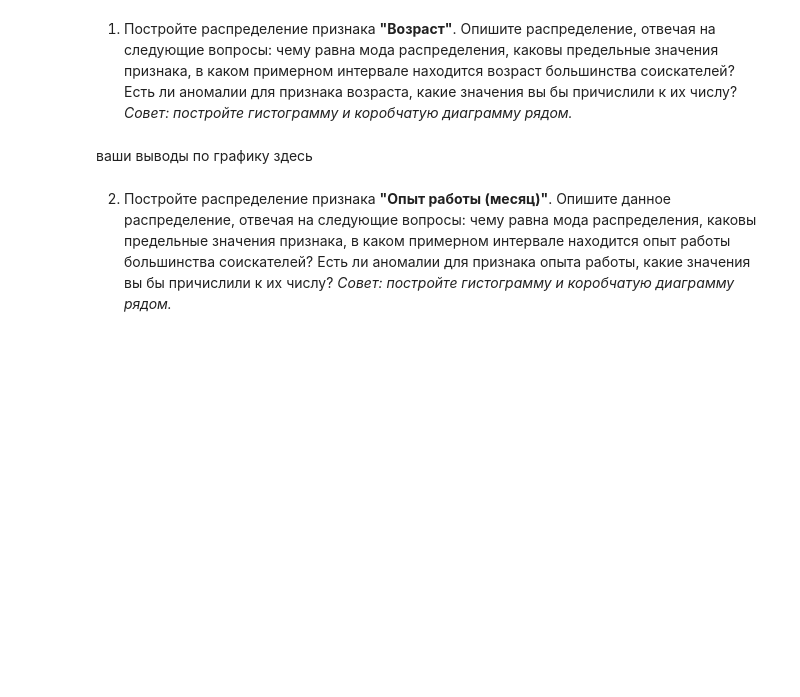
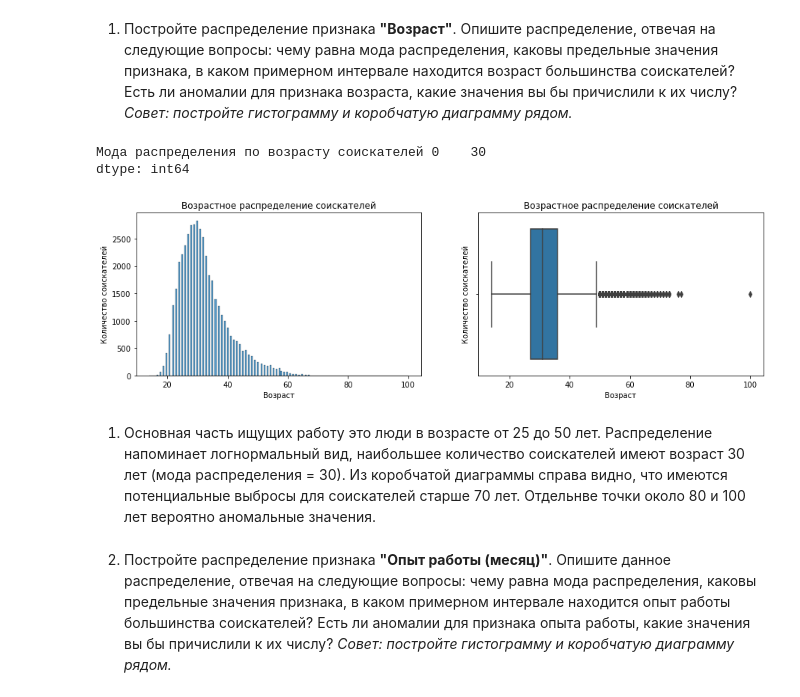
Before and after one commit to Motoborg/Project_1, a Jupyter notebook: ДДВ_Project 1.ipynb, the cells around one changed output. Saved outputs shown, nothing was run; the diff lists cells and outputs as text; code cells hidden in the pictures; blank space fills up the shorter version.

```diff
--- a/ДДВ_Project 1.ipynb
+++ b/ДДВ_Project 1.ipynb
@@ -269,4 +371,29 @@ database_hh = database_hh.drop("Опыт работы", axis = 1)
 3. Присоединить к таблице с резюме таблицу с курсами по столбцам с датой и названием валюты (подумайте, какой тип объединения надо выбрать, чтобы в таблице с резюме сохранились данные о заработной плате, изначально представленной в рублях). Значение close для рубля заполнить единицей 1 (курс рубля самого к себе)
 4. Умножить сумму желаемой заработной платы на присоединенный курс валюты (close) и разделить на пропорцию (обратите внимание на пропуски после объединения в этих столбцах), результат занести в новый столбец "ЗП (руб)".
 # %%
-#ваш код здесь
+data_exchange = pd.read_csv('data/ExchangeRates.csv', sep=',') # Подгружается таблица с курсами валют
+data_exchange = data_exchange.drop(['per', 'time', 'vol'], axis = 1) # Удаляются лишние признаки
+
+database_hh["Обновление резюме"] = pd.to_datetime(database_hh["Обновление резюме"], dayfirst=True).dt.date # Преобразуется формат даты
+data_exchange["date"] = pd.to_datetime(data_exchange["date"], dayfirst=True).dt.date # Преобразуется формат даты, однообразно
+
+def cur_iso (wages):
+    # Функция для выделения и преобразования названия валюты по ISO
+    cur_dic ={'руб':'RUB', 'грн':'UAH', 'USD':'USD', 'EUR':'EUR', 'белруб':'BYN', 'KGS':'KGS', 'сум':'UZS', 'AZN':'AZN', 'KZT':'KZT'}
+    cur = ''
+    for i in wages.split()[1]:
+        if i.isalpha():
+            cur = ''.join([cur,i])
+    return cur_dic[cur]
+
+database_hh["currency"] = database_hh["ЗП"].apply(cur_iso) # создания признака валюта по ISO
+# Слияния таблиц для перевода зарплаты в рубли
+database_merg = database_hh.merge(data_exchange, how='left', left_on=['Обновление резюме', 'currency'], right_on = ['date','currency'])
+database_merg['close'] = (database_merg['close'].replace(np.nan, 1)).astype(float) # создания признака курса на момент закрытия и преобразования во float
+database_merg['proportion'] = (database_merg['proportion'].replace(np.nan, 1)).astype(float) # создания признака пропорция для перевода валют и преобразования во float
+database_merg["ЗП"] = (database_hh["ЗП"].apply(lambda x: x.split()[0])).astype(float)  # создания признака ЗП содержащий только число и преобразования во float
+
+database_hh['ЗП (руб)'] = database_merg["ЗП"]*database_merg['close']/database_merg['proportion'] # перевод иностранных ненужных валют в рубли
+database_hh = database_hh.drop(["currency", "ЗП"], axis = 1) # удаление лишних признаков
+
+print('Желаемая медианная зарплата', round(database_hh['ЗП (руб)'].median(), -3)) # Ответ на задание основного модуля
@@ -276,9 +405,22 @@ database_hh = database_hh.drop("Опыт работы", axis = 1)
 1. Постройте распределение признака **"Возраст"**. Опишите распределение, отвечая на следующие вопросы: чему равна мода распределения, каковы предельные значения признака, в каком примерном интервале находится возраст большинства соискателей? Есть ли аномалии для признака возраста, какие значения вы бы причислили к их числу?
 *Совет: постройте гистограмму и коробчатую диаграмму рядом.*
 # %%
-# ваш код здесь
+fig_age, axes = plt.subplots(nrows=1, ncols=2, figsize=(15, 4))
+histplot = sns.histplot(data=database_hh, x='Возраст', ax=axes[0]);
+histplot.set_title('Возрастное распределение соискателей');
+histplot.set_ylabel ('Количество соискателей');
+
+boxplot = sns.boxplot(data=database_hh, x='Возраст', ax=axes[1]);
+boxplot.set_title('Возрастное распределение соискателей');
+boxplot.set_ylabel('Количество соискателей');
+
+print('Мода распределения по возрасту соискателей', database_hh['Возраст'].mode())
+# %% [output]
+Мода распределения по возрасту соискателей 0    30
+dtype: int64
+[figure, added]
 # %% [markdown]
-ваши выводы по графику здесь
+1. Основная часть ищущих работу это люди в возрасте от 25 до 50 лет. Распределение напоминает логнормальный вид, наибольшее количество соискателей имеют возраст 30 лет (мода распределения = 30). Из коробчатой диаграммы справа видно, что имеются потенциальные выбросы для соискателей старше 70 лет. Отдельнве точки около 80 и 100 лет вероятно аномальные значения.
 # %% [markdown]
 2. Постройте распределение признака **"Опыт работы (месяц)"**. Опишите данное распределение, отвечая на следующие вопросы: чему равна мода распределения, каковы предельные значения признака, в каком примерном интервале находится опыт работы большинства соискателей? Есть ли аномалии для признака опыта работы, какие значения вы бы причислили к их числу?
 *Совет: постройте гистограмму и коробчатую диаграмму рядом.*
```
Also changed, not shown: parts of 29 cells of this notebook, 1 other file.
